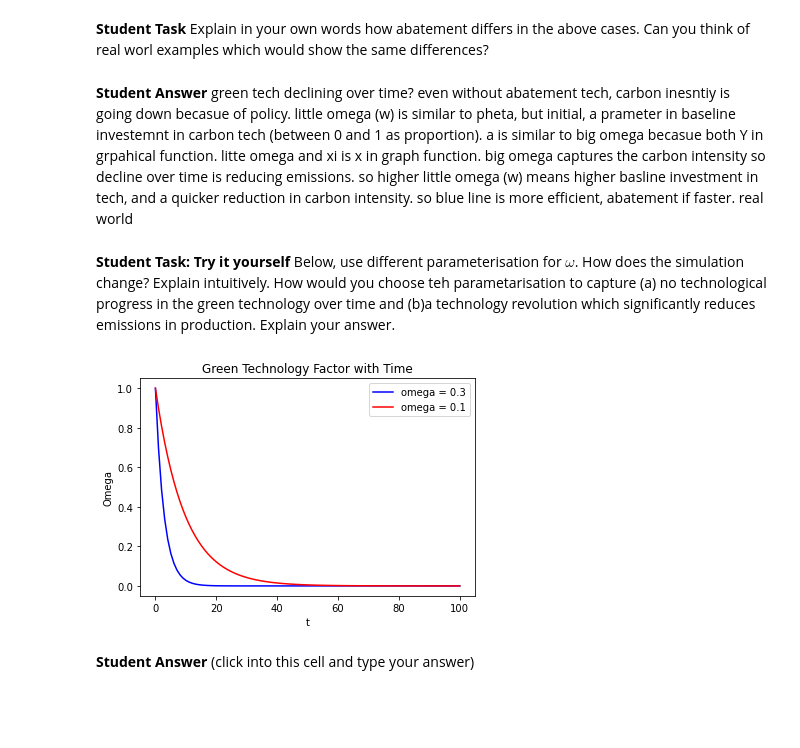
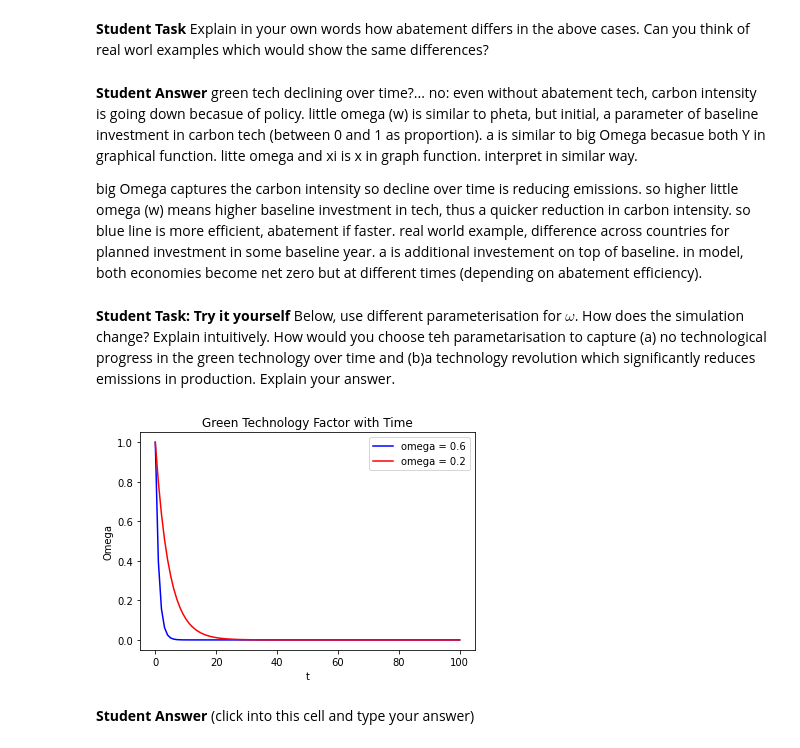
Before and after one commit to hcantekin/hcantekin.github.io, a Jupyter notebook: The_Green_Solow_Model_1.ipynb, the cells around one changed output. Cells and saved outputs as stored; diff of their text form; code cells hidden in the pictures; blank space fills up the shorter version.

```diff
--- a/The_Green_Solow_Model_1.ipynb
+++ b/The_Green_Solow_Model_1.ipynb
@@ -171,41 +170,44 @@ plt.show()
 Explain in your own words how abatement differs in the above cases. Can you think of real worl examples which would show the same differences?
 # %% [markdown]
 **Student Answer**
-green tech declining over time?
-even without abatement tech, carbon inesntiy is going down becasue of policy.
-little omega (w) is similar to pheta, but initial, a prameter in baseline investemnt in carbon tech (between 0 and 1 as proportion).
-a is similar to big omega becasue both Y in grpahical function.
-litte omega and xi is x in graph function.
-big omega captures the carbon intensity so decline over time is reducing emissions.
-so higher little omega (w) means higher basline investment in tech, and a quicker reduction in carbon intensity.
+green tech declining over time?... no:
+even without abatement tech, carbon intensity is going down becasue of policy.
+little omega (w) is similar to pheta, but initial, a parameter of baseline investment in carbon tech (between 0 and 1 as proportion).
+a is similar to big Omega becasue both Y in graphical function.
+litte omega and xi is x in graph function. interpret in similar way.
+
+big Omega captures the carbon intensity so decline over time is reducing emissions.
+so higher little omega (w) means higher baseline investment in tech, thus a quicker reduction in carbon intensity.
 so blue line is more efficient, abatement if faster.
-real world
+real world example, difference across countries for planned investment in some baseline year.
+a is additional investement on top of baseline.
+in model, both economies become net zero but at different times (depending on abatement efficiency).
 # %% [markdown]
 **Student Task: Try it yourself**
 Below, use different parameterisation for $\omega$. How does the simulation change? Explain intuitively. How would you choose teh parametarisation to capture (a) no technological progress in the green technology over time and (b)a technology revolution which significantly reduces emissions in production. Explain your answer.
 # %%
 # plot the relationship between abatement effort and efficiency of that effort
 
 # define function
 def green_technology_factor(omega:float):
     t = np.linspace(0, 100, num = 100) # theta is abatement effort
     Omega = (1-omega)**t
     return t, Omega
 
 # set parameters
-t, Omega1 = green_technology_factor(omega = 0.3) # omega is between 0 and 1
-t, Omega2 = green_technology_factor(omega = 0.1)
+t, Omega1 = green_technology_factor(omega = 0.6) # omega is between 0 and 1
+t, Omega2 = green_technology_factor(omega = 0.2)
 
 # plot the relationship between unknowns
-plt.plot(t, Omega1, 'b', label='omega = 0.3')
-plt.plot(t, Omega2, 'r', label='omega = 0.1')
+plt.plot(t, Omega1, 'b', label='omega = 0.6')
+plt.plot(t, Omega2, 'r', label='omega = 0.2')
 plt.legend()
 plt.ylabel('Omega')
 plt.xlabel('t')
 plt.title('Green Technology Factor with Time')
 plt.show()
 # %% [output]
-[figure, old version]
+[figure, new version]
 # %% [markdown]
 **Student Answer**
 (click into this cell and type your answer)
```
Also changed, not shown: parts of 6 cells of this notebook.
